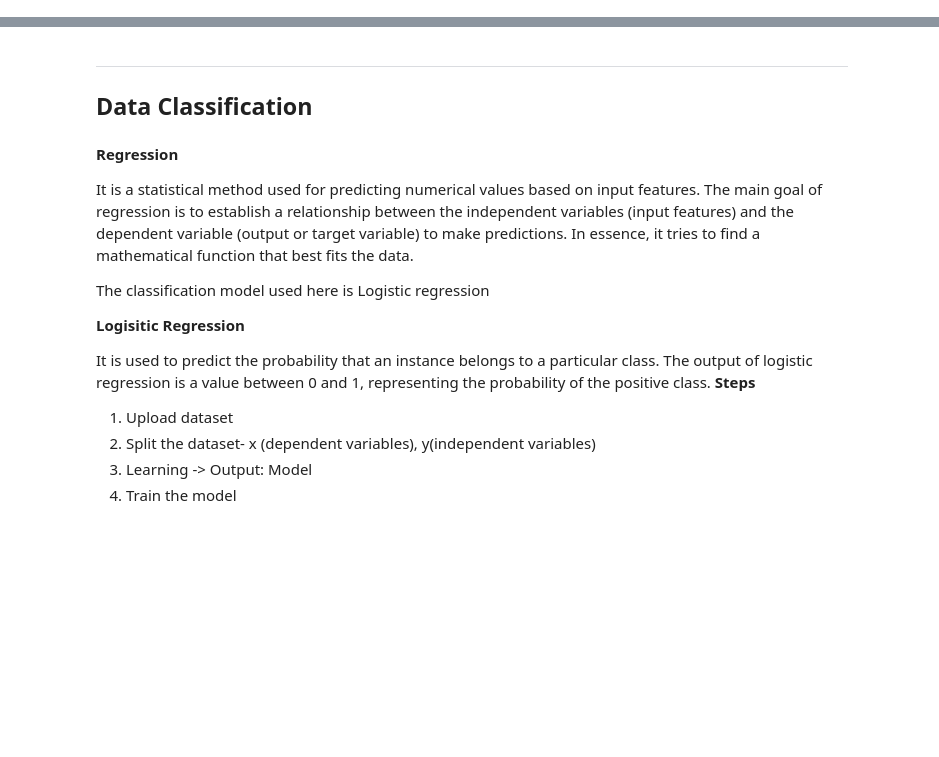
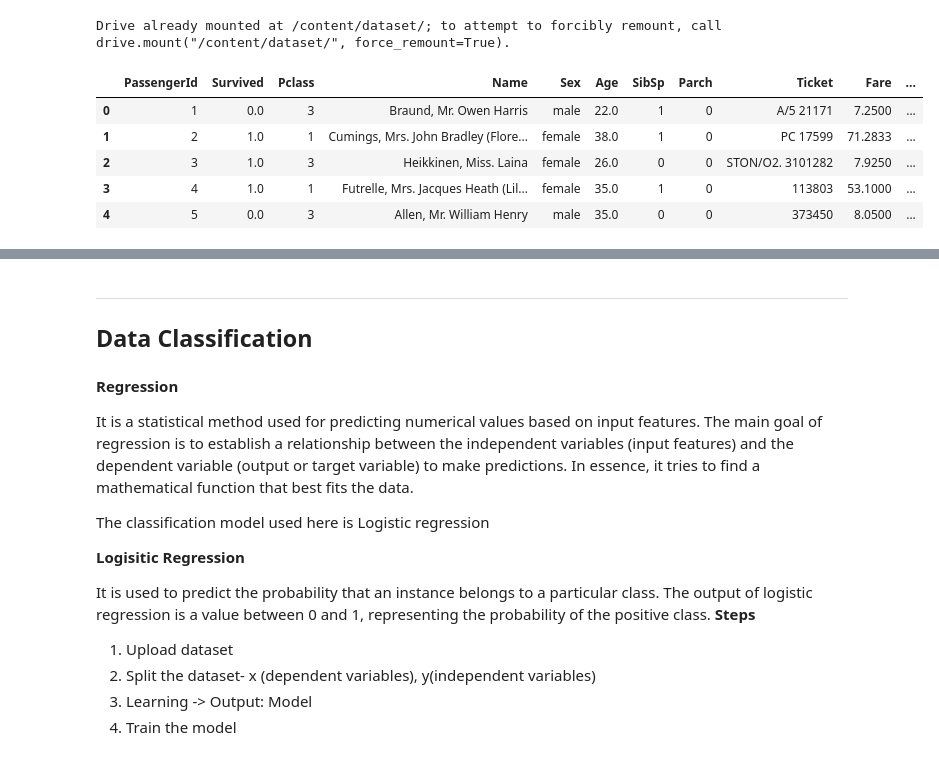
Before and after one commit to gokul-krishna-r/dm-logistic-regression, a Jupyter notebook: dm_regression.ipynb, the cells around one changed output, grey strips where cells are left out. Saved outputs shown, nothing was run; the diff lists cells and outputs as text; code cells hidden in the pictures; blank space fills up the shorter version.

```diff
--- a/dm_regression.ipynb
+++ b/dm_regression.ipynb
@@ -2,0 +19,33 @@
+# %%
+from google.colab import drive
+import tensorflow as tf
+from tensorflow import keras
+import pandas as pd
+import numpy as np
+#to plot figures
+%matplotlib inline
+import matplotlib.pyplot as plt
+from sklearn.preprocessing import StandardScaler
+import matplotlib as mpl
+
+drive.mount('/content/dataset/')
+# %% [output]
+Drive already mounted at /content/dataset/; to attempt to forcibly remount, call drive.mount("/content/dataset/", force_remount=True).
+# %%
+train=pd.read_csv('/content/dataset/MyDrive/Colab Notebooks/train.csv')
+test=pd.read_csv('/content/dataset/MyDrive/Colab Notebooks/test.csv')
+#add column in each dataset
+train["Type"]='train'
+test["Type"]='test'
+#merge data
+data=train.append(test,sort=False)
+
+#show initial 5 rows
+data.head()
+# %% [output]
+|  | PassengerId | Survived | Pclass | Name | Sex | Age | SibSp | Parch | Ticket | Fare | ... |
+| 0 | 1 | 0.0 | 3 | Braund, Mr. Owen Harris | male | 22.0 | 1 | 0 | A/5 21171 | 7.2500 | ... |
+| 1 | 2 | 1.0 | 1 | Cumings, Mrs. John Bradley (Flore... | female | 38.0 | 1 | 0 | PC 17599 | 71.2833 | ... |
+| 2 | 3 | 1.0 | 3 | Heikkinen, Miss. Laina | female | 26.0 | 0 | 0 | STON/O2. 3101282 | 7.9250 | ... |
+| 3 | 4 | 1.0 | 1 | Futrelle, Mrs. Jacques Heath (Lil... | female | 35.0 | 1 | 0 | 113803 | 53.1000 | ... |
+| 4 | 5 | 0.0 | 3 | Allen, Mr. William Henry | male | 35.0 | 0 | 0 | 373450 | 8.0500 | ... |
```
Also changed, not shown: parts of 15 cells of this notebook.
